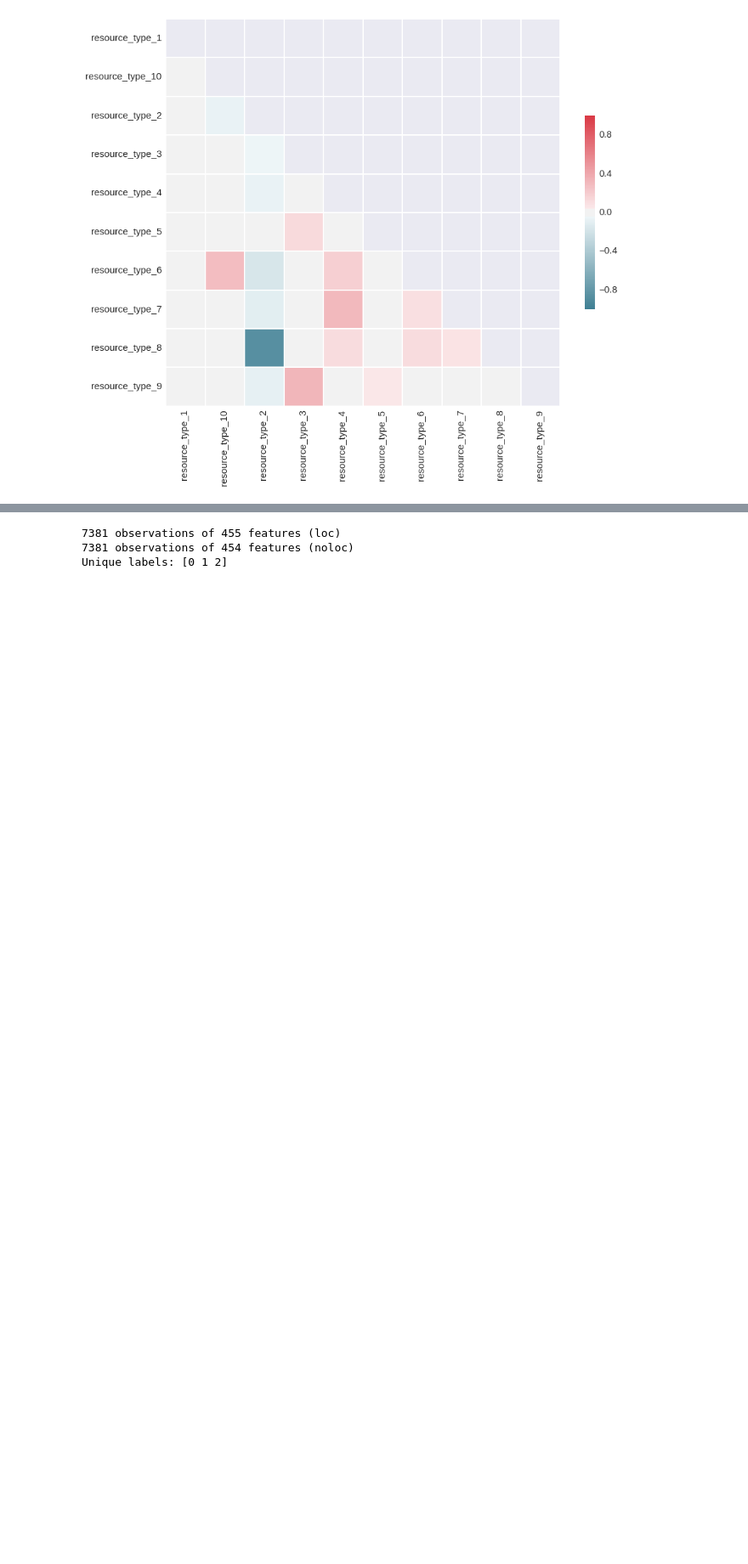
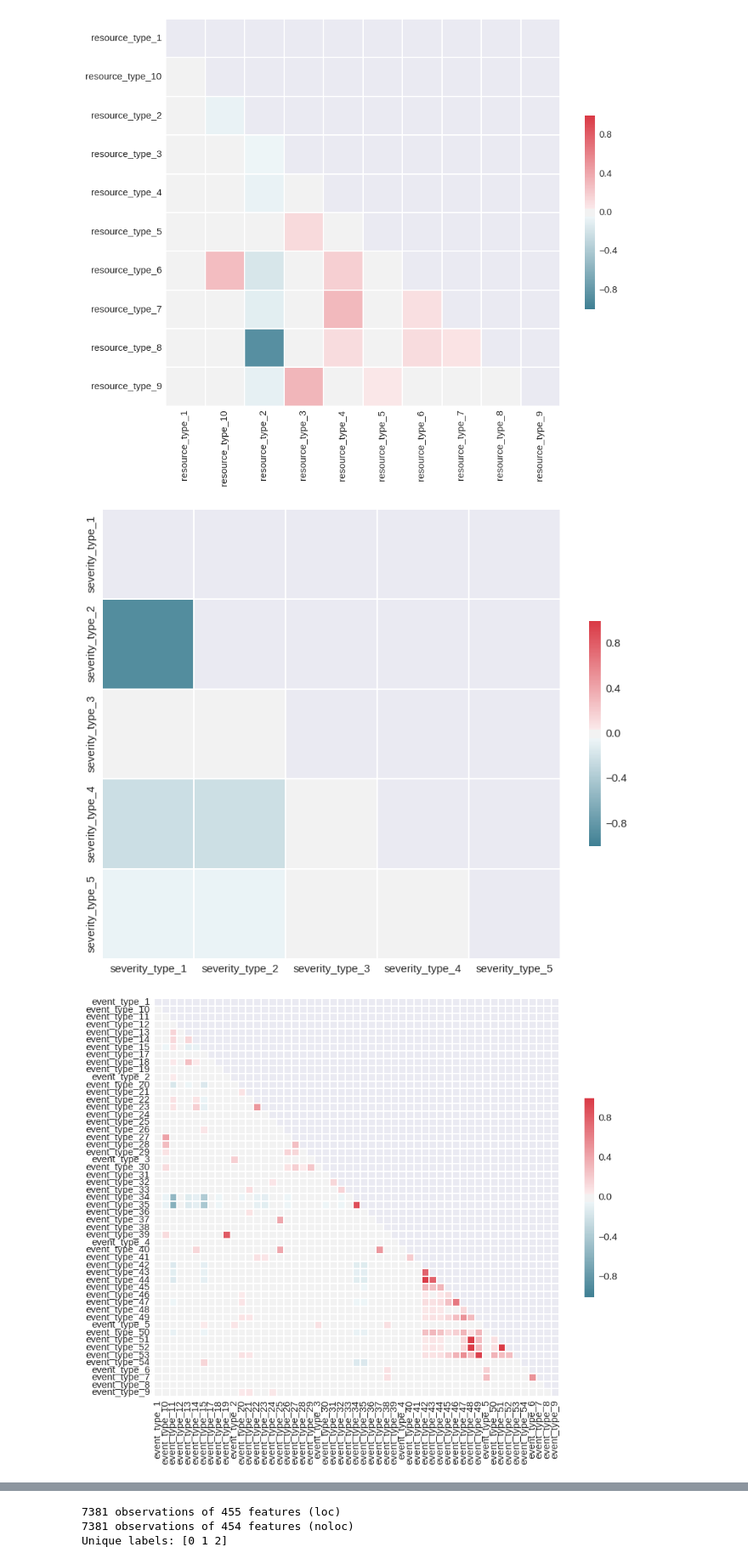
Before and after one commit to abiraja2004/ml_fun, a Jupyter notebook: telstra/notes.ipynb, the cells around one changed output, grey strips where cells are left out. Shown at 85% size. Drawn from its saved outputs; the diff is of its cells as text; code cells hidden in the pictures; blank space fills up the shorter version.

```diff
--- a/telstra/notes.ipynb
+++ b/telstra/notes.ipynb
@@ -382,3 +371,23 @@ for i, b in enumerate(a):
 py.iplot_mpl(mpl_fig, strip_style=True)
 # %% [output]
 [interactive output not drawn]
+# %%
+# items to plot
+a = ['eve', 'lfea', 'res', 'sev']
+
+# build axes
+mpl_fig = plt.figure()
+ax1 = mpl_fig.add_subplot(411)
+ax2 = mpl_fig.add_subplot(412)
+ax3 = mpl_fig.add_subplot(413)
+ax4 = mpl_fig.add_subplot(414)
+axs = [ax1, ax2, ax3, ax4]
+
+# iterate over each
+for i, b in enumerate(a):
+    y = df_test.filter(regex=b).apply(pd.value_counts).fillna(0).T[1]
+    y = 100.*(y/df.shape[0])
+    x = range(1,len(y)+1)
+    axs[i].bar(x, y, label=a[i])
+    axs[i].set_ylabel(a[i])
+py.iplot_mpl(mpl_fig, strip_style=True)
@@ -411,7 +422,7 @@ a = ['severity_type', 'event_type', 'resource_type']
 for b in a:
 
     # Compute the correlation matrix
-    corr = df.filter(regex=b).corr()
+    corr = df_train.filter(regex=b).corr()
 
     # Generate a mask for the upper triangle
     mask = np.zeros_like(corr, dtype=np.bool)
@@ -430,3 +441,26 @@ for b in a:
 [figure]
 [figure]
 [figure]
+# %%
+a = ['severity_type', 'event_type', 'resource_type']
+for b in a:
+
+    # Compute the correlation matrix
+    corr = df_test.filter(regex=b).corr()
+
+    # Generate a mask for the upper triangle
+    mask = np.zeros_like(corr, dtype=np.bool)
+    mask[np.triu_indices_from(mask)] = True
+
+    # Set up the matplotlib figure
+    f, ax = plt.subplots(figsize=(14, 11))
+
+    # Generate a custom diverging colormap
+    cmap = sns.diverging_palette(220, 10, as_cmap=True)
+
+    # Draw the heatmap with the mask and correct aspect ratio
+    sns.heatmap(corr, mask=mask, cmap=cmap,
+                linewidths=.5, cbar_kws={"shrink": .5}, ax=ax)
+# %% [output]
+[figure, added]
+[figure, added]
```
Also changed, not shown: parts of 29 cells of this notebook, 1 other file.
